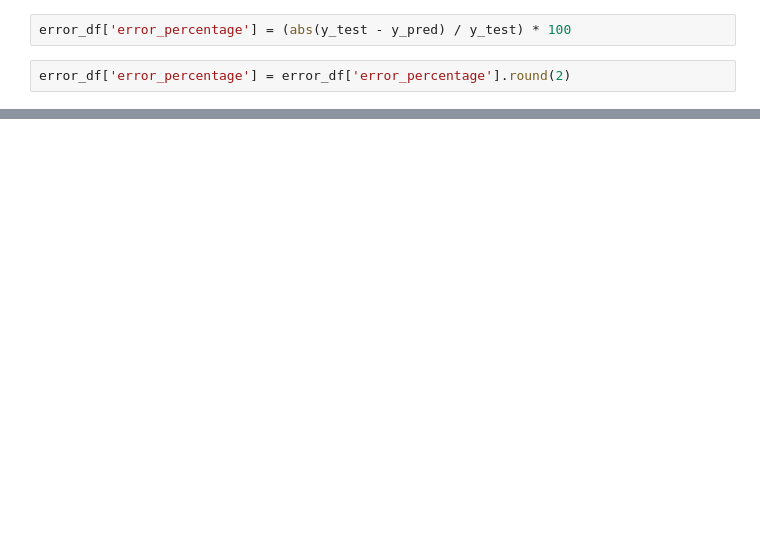
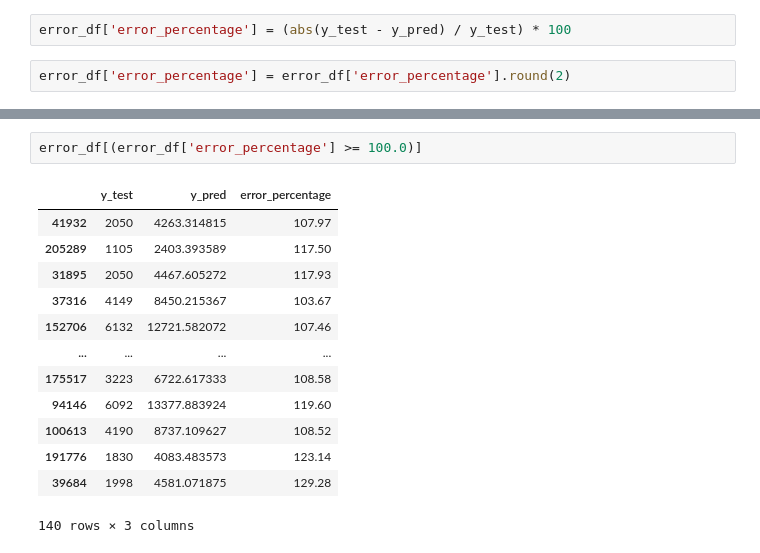
Before and after one commit to josexerez/Flight_price_prediction, a Jupyter notebook: Flight_Price_Prediction.ipynb, the cells around one changed output, grey strips where cells are left out. Saved outputs shown, nothing was run; the diff lists cells and outputs as text; blank space fills up the shorter version.

```diff
--- a/Flight_Price_Prediction.ipynb
+++ b/Flight_Price_Prediction.ipynb
@@ -581,0 +624,16 @@ error_df.head()
+# %%
+error_df[(error_df['error_percentage'] >= 100.0)]
+# %% [output]
+|  | y_test | y_pred | error_percentage |
+| 41932 | 2050 | 4263.314815 | 107.97 |
+| 205289 | 1105 | 2403.393589 | 117.50 |
+| 31895 | 2050 | 4467.605272 | 117.93 |
+| 37316 | 4149 | 8450.215367 | 103.67 |
+| 152706 | 6132 | 12721.582072 | 107.46 |
+| ... | ... | ... | ... |
+| 175517 | 3223 | 6722.617333 | 108.58 |
+| 94146 | 6092 | 13377.883924 | 119.60 |
+| 100613 | 4190 | 8737.109627 | 108.52 |
+| 191776 | 1830 | 4083.483573 | 123.14 |
+| 39684 | 1998 | 4581.071875 | 129.28 |
+140 rows × 3 columns
```
Also changed, not shown: parts of 19 cells of this notebook.
